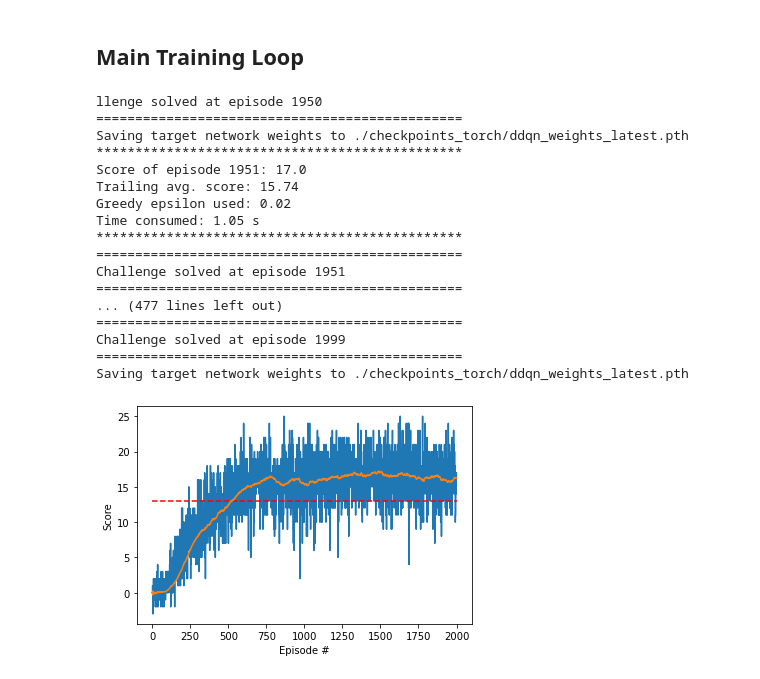
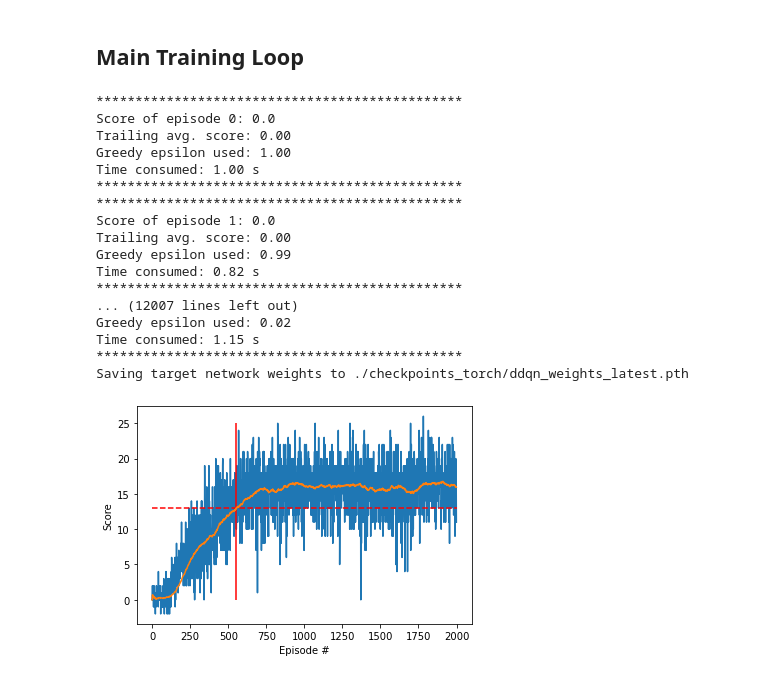
Before and after one commit to asiopueo/udacity-rl-p1, a Jupyter notebook: Navigation.ipynb, the cells around one changed output. Saved outputs shown, nothing was run; the diff lists cells and outputs as text; code cells hidden in the pictures.

Commit message:
Preparing for resubmission (recorded number of episodes when the challenge was won)

````diff
--- a/Navigation.ipynb
+++ b/Navigation.ipynb
@@ -27,5 +27,4 @@ For instance, if you are using a Mac, then you downloaded `Banana.app`.  If this
 env = UnityEnvironment(file_name="Banana.app")
 ```
 # %%
-env = UnityEnvironment(file_nam
-e="./Banana_Linux_NoVis/Banana.x86_64")
+env = UnityEnvironment(file_name="./Banana_Linux_NoVis/Banana.x86_64")
@@ -348,6 +337,8 @@ def training(n_episodes=500):
     eps_end = 0.02
     eps_decay = 0.995
     learning_period = 4
+
+    solved = False
 
     score_list = []   # Score is NOT the discounted reward but the final 'Banana Score' of the game
     score_trailing_list = deque(maxlen=100)
@@ -402,48 +393,51 @@ def training(n_episodes=500):
         print("Time consumed: {:.2f} s".format(end-start))
         print("***********************************************")
 
-        if score_trailing_avg >= 13.0:
+        if score_trailing_avg > 13.0 and solved is False:
             print("===============================================")
             print("Challenge solved at episode {}".format(episode))
             print("===============================================")
+            solved = True
 
         eps = max(eps*eps_decay, eps_end)
         episode += 1
 
-        agent.save_weights("./checkpoints_torch")
+        if episode % 100 == 0:
+            agent.save_weights("./checkpoints_torch")
 
     return score_list, score_trailing_avg_list
 # %%
 score_list, score_trailing_avg_list = training(2000)
 # %% [output]
-llenge solved at episode 1950
-===============================================
+***********************************************
+Score of episode 0: 0.0
+Trailing avg. score: 0.00
+Greedy epsilon used: 1.00
+Time consumed: 1.00 s
+***********************************************
+***********************************************
+Score of episode 1: 0.0
+Trailing avg. score: 0.00
+Greedy epsilon used: 0.99
+Time consumed: 0.82 s
+***********************************************
+... (12007 lines left out)
+Greedy epsilon used: 0.02
+Time consumed: 1.15 s
+***********************************************
 Saving target network weights to ./checkpoints_torch/ddqn_weights_latest.pth
-***********************************************
-Score of episode 1951: 17.0
-Trailing avg. score: 15.74
-Greedy epsilon used: 0.02
-Time consumed: 1.05 s
-***********************************************
-===============================================
-Challenge solved at episode 1951
-===============================================
-... (477 lines left out)
-===============================================
-Challenge solved at episode 1999
-===============================================
-Saving target network weights to ./checkpoints_torch/ddqn_weights_latest.pth
 # %%
 import matplotlib.pyplot as plt
 fig = plt.figure()
 ax = fig.add_subplot(111)
 plt.hlines(13, 0, len(score_list), colors='red', linestyles='dashed', label='12 pts', zorder=15)
+plt.vlines(552, 0, 25, colors='red', linestyles='solid', label='12 pts', zorder=15)
 plt.plot(np.arange(len(score_list)), score_list, zorder=5)
 plt.plot(np.arange(len(score_list)), score_trailing_avg_list, zorder=20)
 plt.ylabel('Score')
 plt.xlabel('Episode #')
 plt.show()
 # %% [output]
-[figure, old version]
+[figure, new version]
 # %%
 env.close()
````
Also changed, not shown: parts of 6 cells of this notebook, 3 other files.
